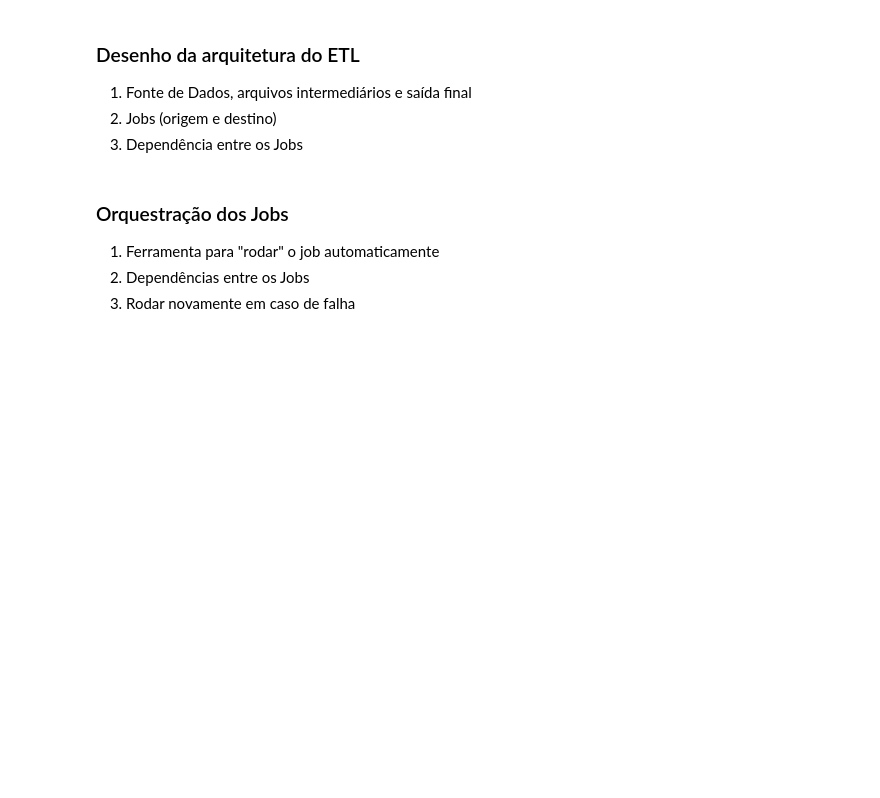
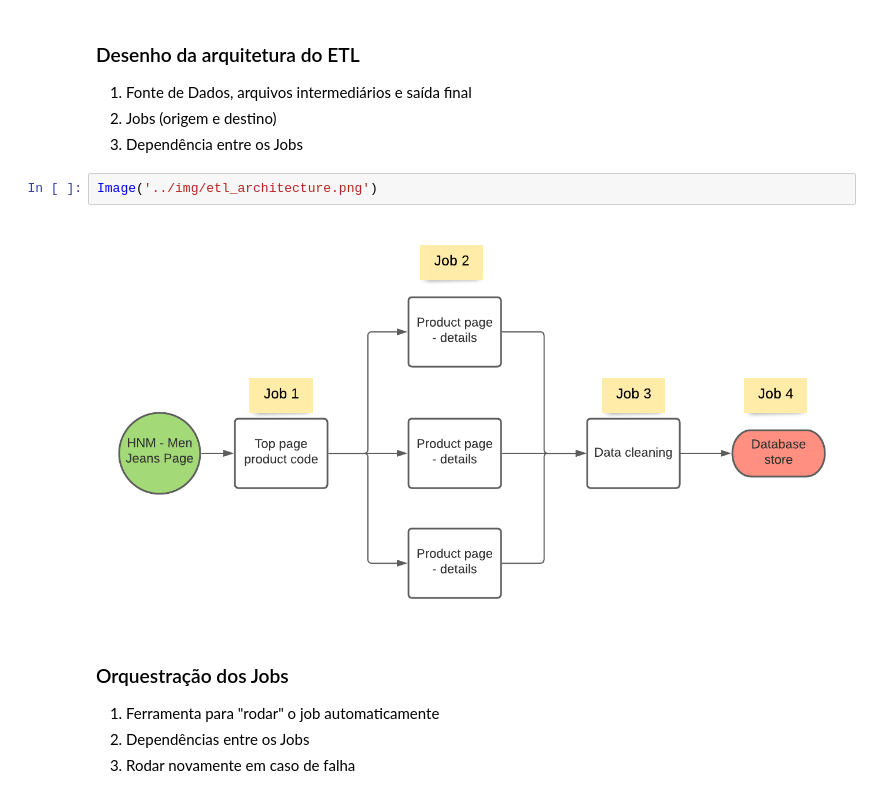
Before and after one commit to MarcosRMG/ds_ao_dev, a Jupyter notebook: notebooks/DS ao DEV.ipynb, the cells around one changed output. Saved outputs shown, nothing was run; the diff lists cells and outputs as text; blank space fills up the shorter version.

Commit message:
ETL architecture

```diff
--- a/notebooks/DS ao DEV.ipynb
+++ b/notebooks/DS ao DEV.ipynb
@@ -2242,6 +2167,10 @@ Requisitos mínimos do ETL
 1. Fonte de Dados, arquivos intermediários e saída final
 2. Jobs (origem e destino)
 3. Dependência entre os Jobs
+# %%
+Image('../img/etl_architecture.png')
+# %% [output]
+[figure, added]
 # %% [markdown]
 ### Orquestração dos Jobs
 
```
Also changed, not shown: parts of 5 cells of this notebook.
